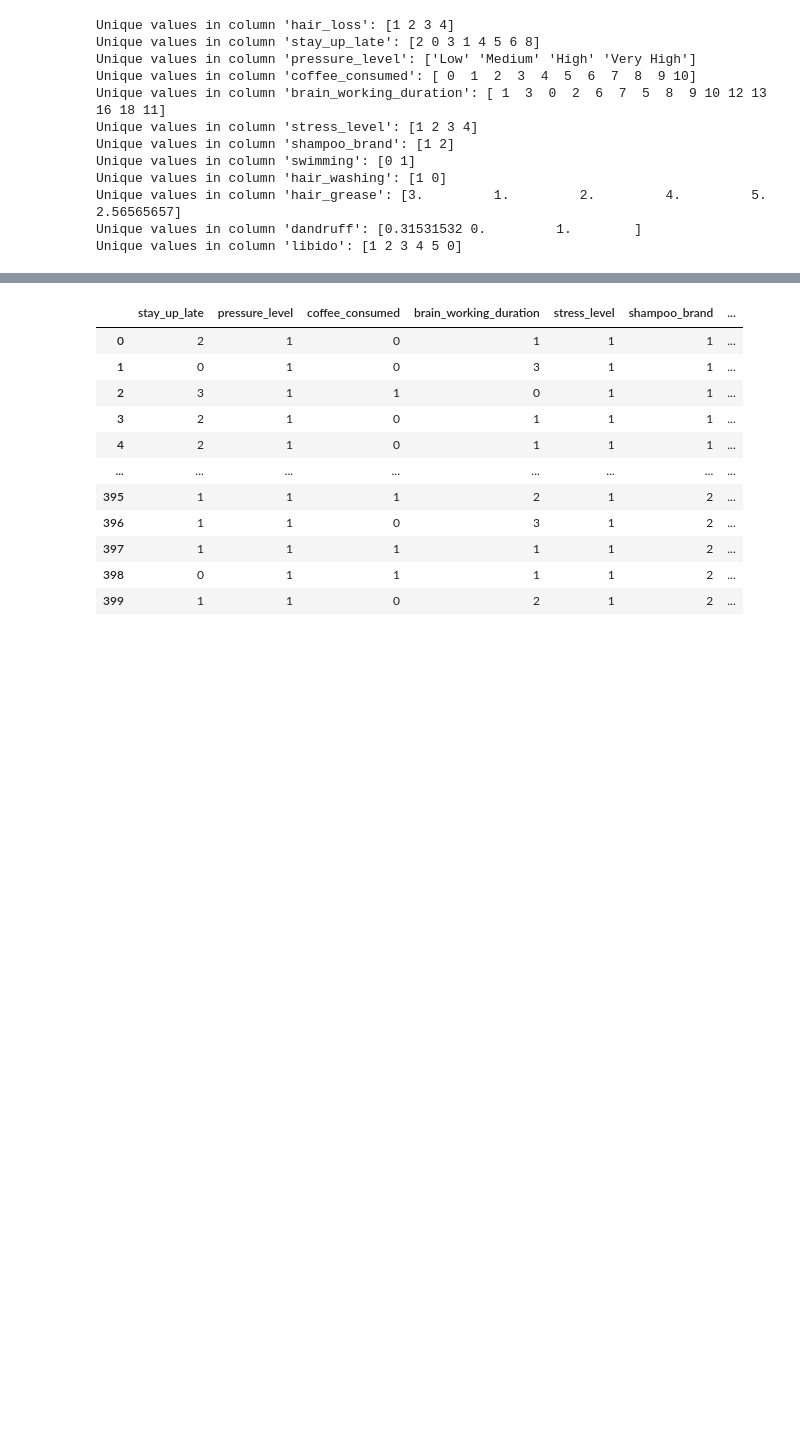
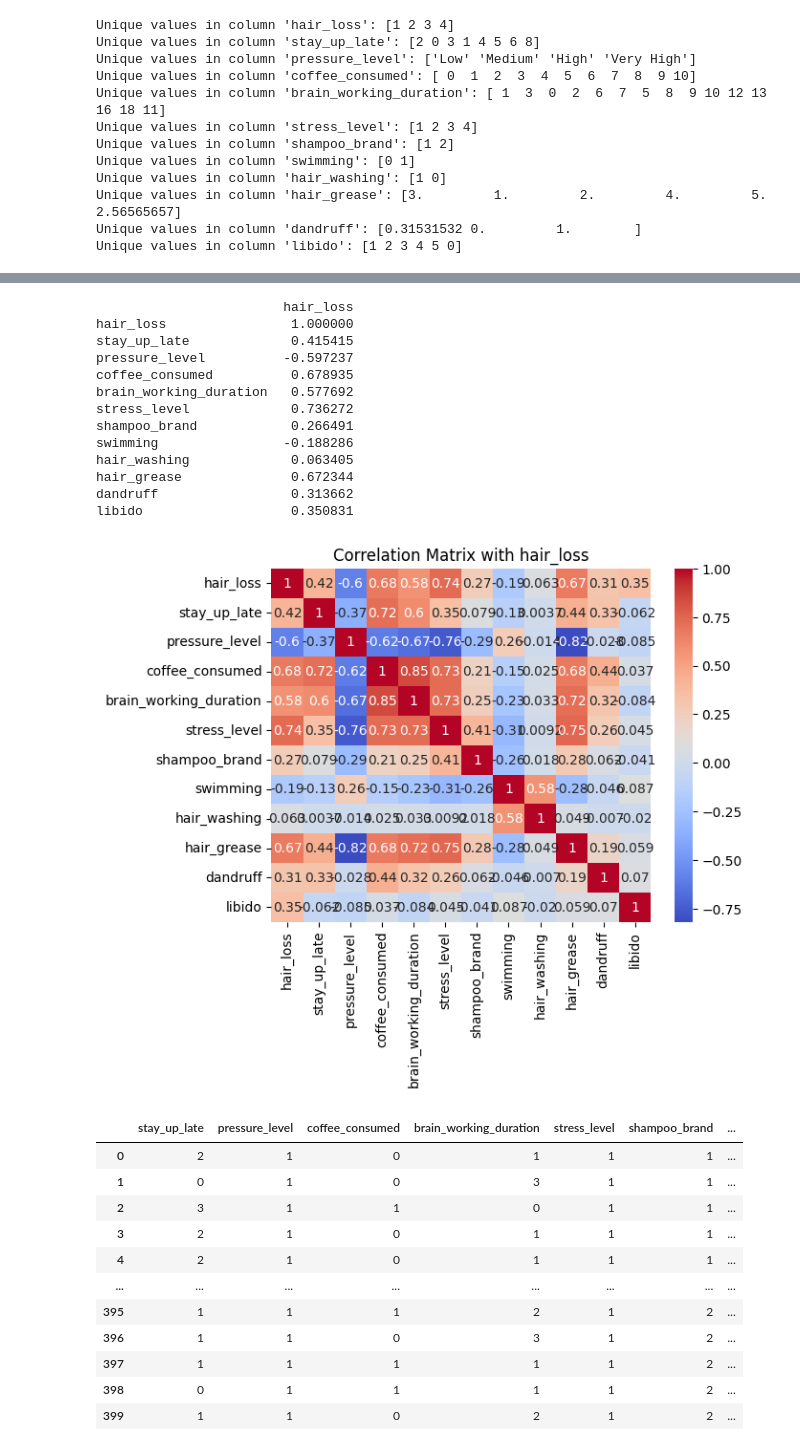
Before and after one commit to MeetPatel41011/Disease-Prediction-System, a Jupyter notebook: Machine Learning/Luke_hair_loss_documentation/hair_loss.ipynb, the cells around one changed output, grey strips where cells are left out. Cells and saved outputs as stored; diff of their text form; code cells hidden in the pictures; blank space fills up the shorter version.

```diff
--- a/Machine Learning/Luke_hair_loss_documentation/hair_loss.ipynb
+++ b/Machine Learning/Luke_hair_loss_documentation/hair_loss.ipynb
@@ -122 +112,26 @@ df['pressure_level'] = df['pressure_level'].replace({'Low': 1, 'Medium': 0, 'Hig
+# %%
+chosen_column = "hair_loss"
+
+corr_matrix = df.corr(method='pearson')
+
+
+print(corr_matrix[[chosen_column]])
+sns.heatmap(corr_matrix, annot=True, cmap='coolwarm')
+plt.title(f"Correlation Matrix with {chosen_column}")
+plt.show()
+# %% [output]
+                        hair_loss
+hair_loss                1.000000
+stay_up_late             0.415415
+pressure_level          -0.597237
+coffee_consumed          0.678935
+brain_working_duration   0.577692
+stress_level             0.736272
+shampoo_brand            0.266491
+swimming                -0.188286
+hair_washing             0.063405
+hair_grease              0.672344
+dandruff                 0.313662
+libido                   0.350831
+[figure, added]
 # %%
```
Also changed, not shown: parts of 10 cells of this notebook, 16 other files.
